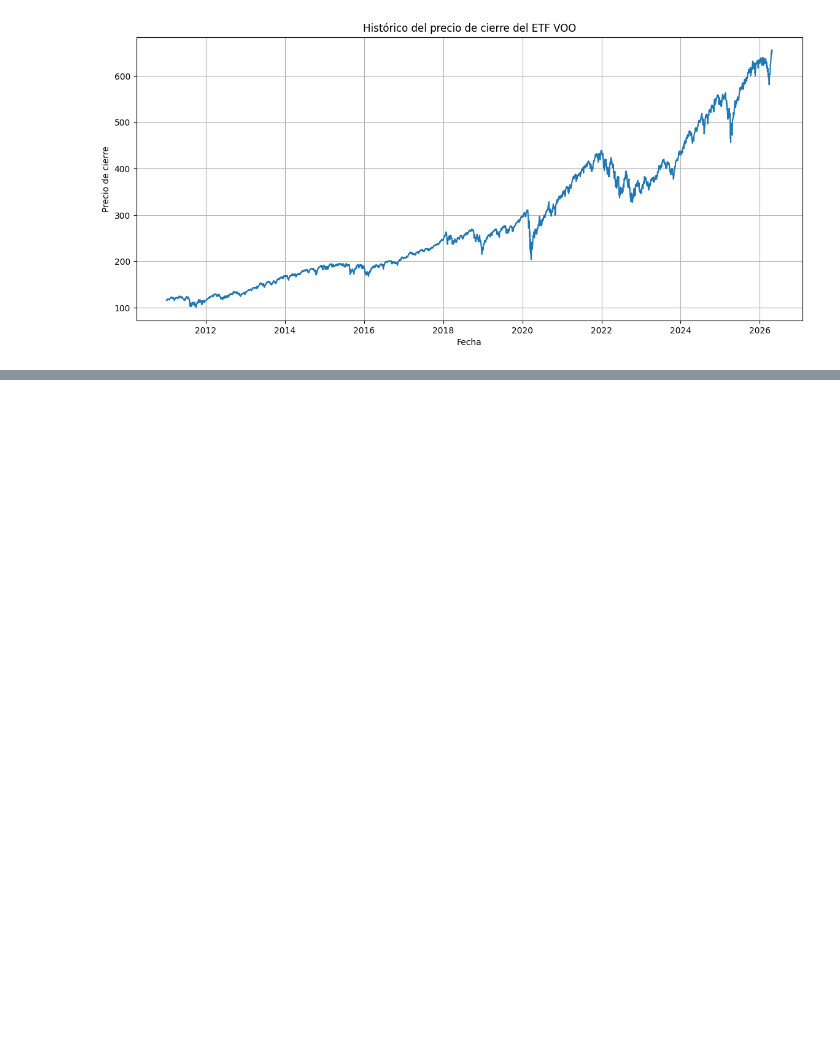
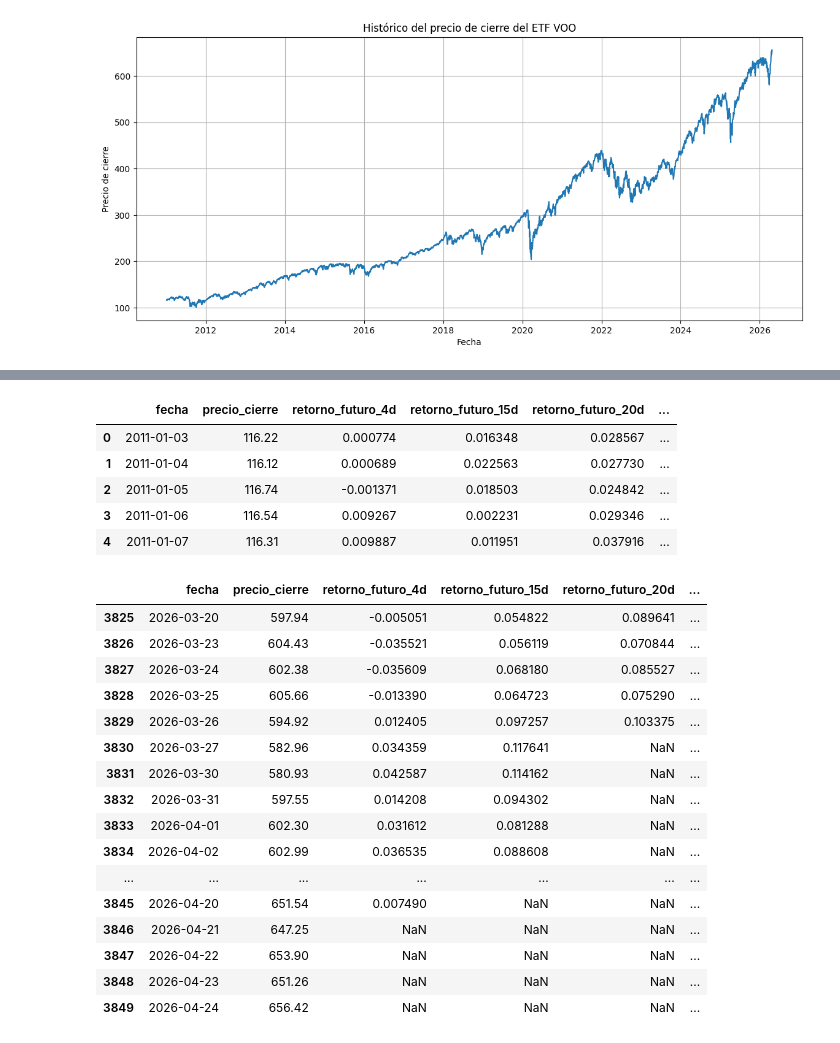
Before and after one commit to OrozcoJacobo/Proyecto_Final_AP, a Jupyter notebook: code/notebooks/modelos.ipynb, the cells around one changed output, grey strips where cells are left out. Saved outputs shown, nothing was run; the diff lists cells and outputs as text; code cells hidden in the pictures; blank space fills up the shorter version.

Commit message:
feat: definir variables objetivo por horizonte de inversion

```diff
--- a/code/notebooks/modelos.ipynb
+++ b/code/notebooks/modelos.ipynb
@@ -384,0 +480,12 @@ plt.show()
+# %%
+datos_voo = datos_voo.loc[~registros_sin_operacion].copy()
+datos_voo = datos_voo.reset_index(drop=True)
+
+print(f"Cantidad de registros después de eliminar días sin operación: {datos_voo.shape[0]}")
+print(f"Cantidad de columnas: {datos_voo.shape[1]}")
+
+print("\nValores nulos después del tratamiento:")
+display(datos_voo.isna().sum())
+
+display(datos_voo.head())
+display(datos_voo.tail())
@@ -384,0 +613,59 @@ plt.show()
+# %%
+configuracion_objetivos = {
+    4: 0.005,
+    15: 0.015,
+    20: 0.020,
+}
+
+datos_modelado = datos_voo.copy()
+
+for horizonte_dias, umbral_retorno in configuracion_objetivos.items():
+    datos_modelado = crear_variable_objetivo(
+        datos=datos_modelado,
+        horizonte_dias=horizonte_dias,
+        umbral_retorno=umbral_retorno,
+    )
+
+columnas_objetivo = [
+    columna
+    for columna in datos_modelado.columns
+    if columna.startswith("objetivo_oportunidad")
+]
+
+columnas_retorno_futuro = [
+    columna
+    for columna in datos_modelado.columns
+    if columna.startswith("retorno_futuro")
+]
+
+display(datos_modelado[
+    ["fecha", "precio_cierre"] + columnas_retorno_futuro + columnas_objetivo
+].head())
+
+display(datos_modelado[
+    ["fecha", "precio_cierre"] + columnas_retorno_futuro + columnas_objetivo
+].tail(25))
+# %% [output]
+|  | fecha | precio_cierre | retorno_futuro_4d | retorno_futuro_15d | retorno_futuro_20d | ... |
+| 0 | 2011-01-03 | 116.22 | 0.000774 | 0.016348 | 0.028567 | ... |
+| 1 | 2011-01-04 | 116.12 | 0.000689 | 0.022563 | 0.027730 | ... |
+| 2 | 2011-01-05 | 116.74 | -0.001371 | 0.018503 | 0.024842 | ... |
+| 3 | 2011-01-06 | 116.54 | 0.009267 | 0.002231 | 0.029346 | ... |
+| 4 | 2011-01-07 | 116.31 | 0.009887 | 0.011951 | 0.037916 | ... |
+|  | fecha | precio_cierre | retorno_futuro_4d | retorno_futuro_15d | retorno_futuro_20d | ... |
+| 3825 | 2026-03-20 | 597.94 | -0.005051 | 0.054822 | 0.089641 | ... |
+| 3826 | 2026-03-23 | 604.43 | -0.035521 | 0.056119 | 0.070844 | ... |
+| 3827 | 2026-03-24 | 602.38 | -0.035609 | 0.068180 | 0.085527 | ... |
+| 3828 | 2026-03-25 | 605.66 | -0.013390 | 0.064723 | 0.075290 | ... |
+| 3829 | 2026-03-26 | 594.92 | 0.012405 | 0.097257 | 0.103375 | ... |
+| 3830 | 2026-03-27 | 582.96 | 0.034359 | 0.117641 | NaN | ... |
+| 3831 | 2026-03-30 | 580.93 | 0.042587 | 0.114162 | NaN | ... |
+| 3832 | 2026-03-31 | 597.55 | 0.014208 | 0.094302 | NaN | ... |
+| 3833 | 2026-04-01 | 602.30 | 0.031612 | 0.081288 | NaN | ... |
+| 3834 | 2026-04-02 | 602.99 | 0.036535 | 0.088608 | NaN | ... |
+| ... | ... | ... | ... | ... | ... | ... |
+| 3845 | 2026-04-20 | 651.54 | 0.007490 | NaN | NaN | ... |
+| 3846 | 2026-04-21 | 647.25 | NaN | NaN | NaN | ... |
+| 3847 | 2026-04-22 | 653.90 | NaN | NaN | NaN | ... |
+| 3848 | 2026-04-23 | 651.26 | NaN | NaN | NaN | ... |
+| 3849 | 2026-04-24 | 656.42 | NaN | NaN | NaN | ... |
```
Also changed, not shown: parts of 12 cells of this notebook.
